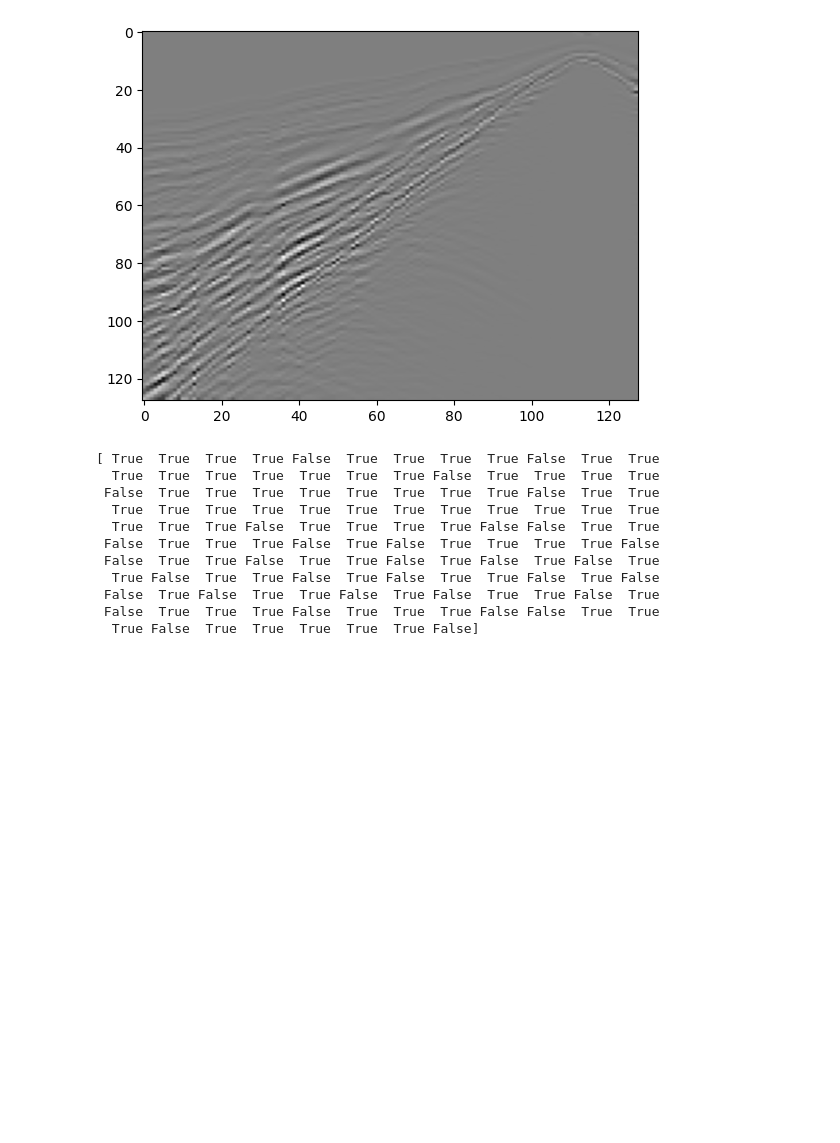
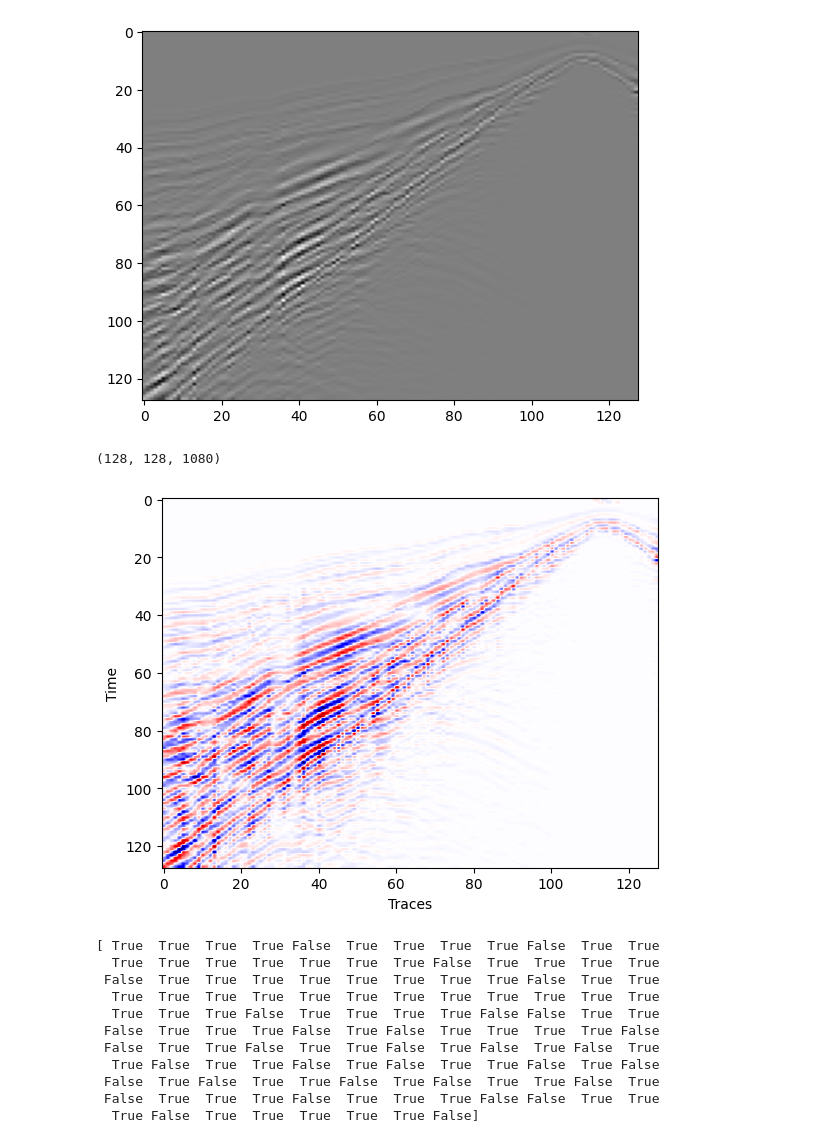
Before and after one commit to luismiguel13/seismic_simulations, a Jupyter notebook: Test_mask_fastmarchig_Traces07.ipynb, the cells around one changed output. Drawn from its saved outputs; the diff is of its cells as text; code cells hidden in the pictures; blank space fills up the shorter version.

```diff
--- a/Test_mask_fastmarchig_Traces07.ipynb
+++ b/Test_mask_fastmarchig_Traces07.ipynb
@@ -26,6 +26,20 @@ plt.imshow(data[:,:,index],aspect='auto',cmap='gray')
 # %% [output]
 <matplotlib.image.AxesImage at 0x...>
 [figure]
+# %%
+x = np.load(data_path)
+data = np.ndarray((128,128,x.shape[2]))
+for i in range(x.shape[2]):
+  data[:,:,i] = cv2.resize(x[:,:,i].astype('float32'), (128, 128), interpolation = cv2.INTER_AREA)
+
+index = 1000
+plt.imshow(data[:,:,index],aspect='auto',cmap='seismic')
+plt.xlabel("Traces")
+plt.ylabel("Time")
+data.shape
+# %% [output]
+(128, 128, 1080)
+[figure, added]
 # %%
 traces = [4,9,19,24,33,51,56,57,60,64,66,71,72,75,78,80,82,85,88,90,93,95,96,98,101,103,106,108,112,116,117,121,127]
 H_ = matriz_H(index=traces,size=128)
```
Also changed, not shown: parts of 1 cell of this notebook, 19 other files.
